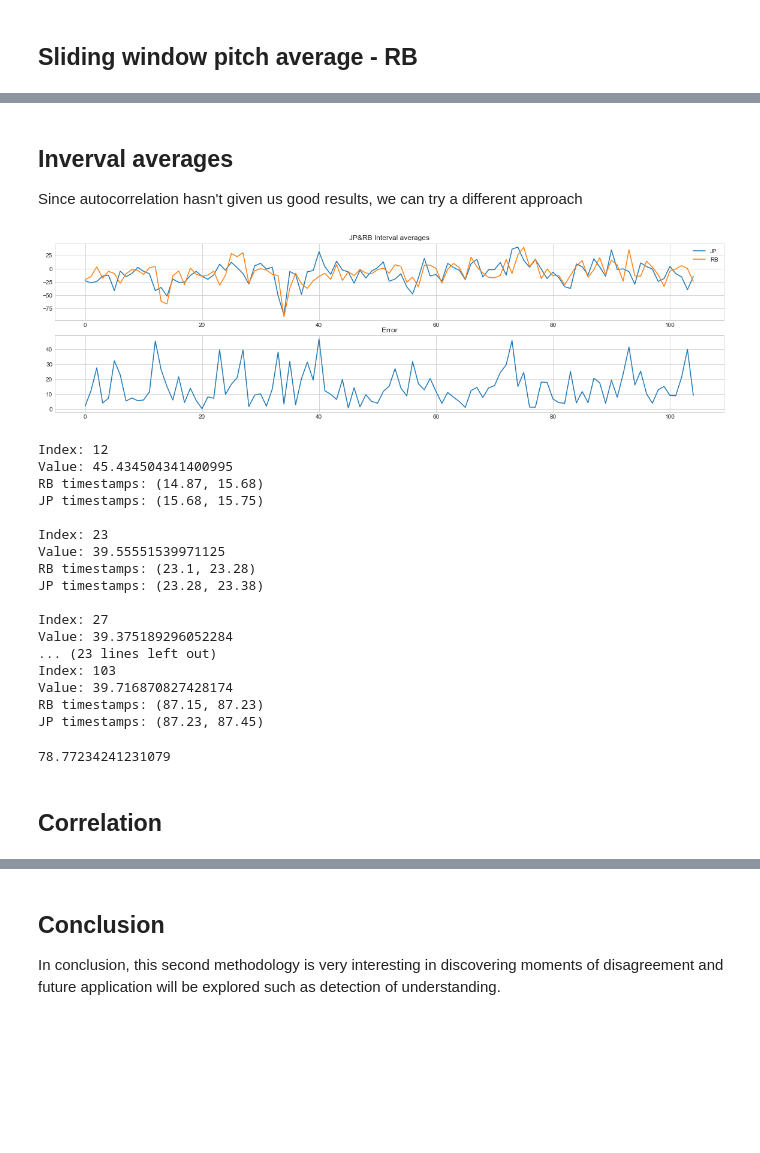
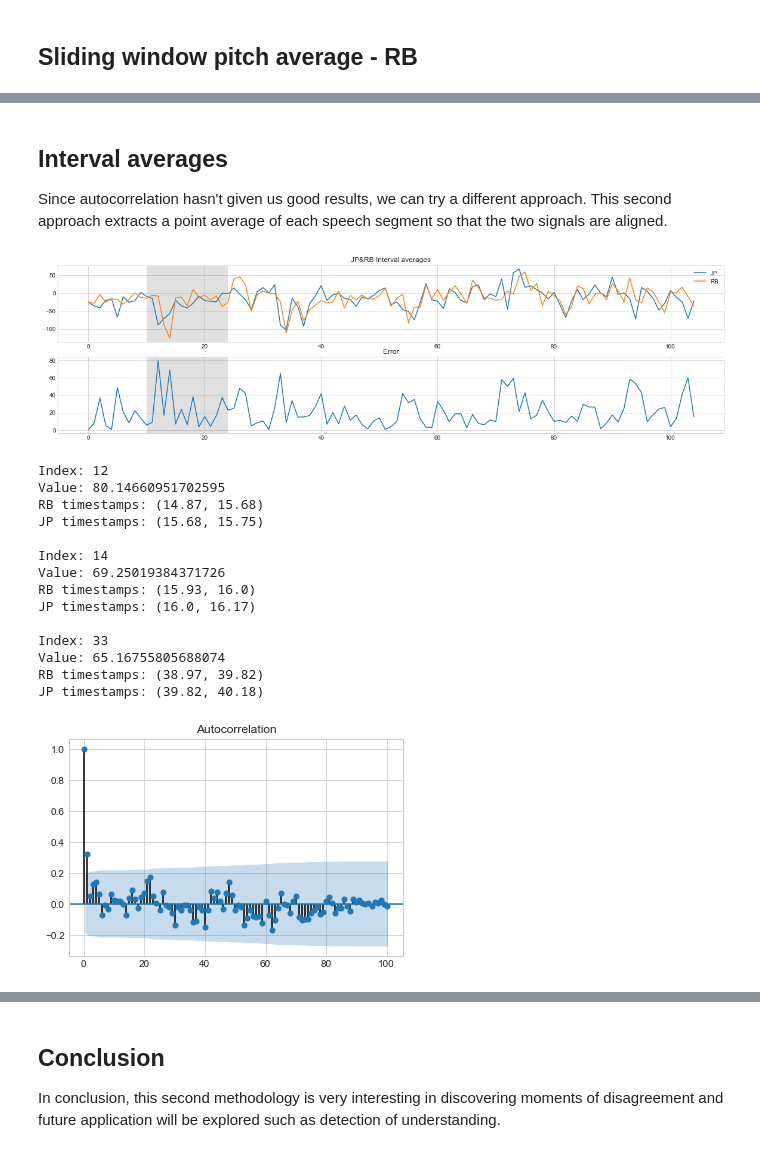
Before and after one commit to Minetz/CoreTopicsOfAI, a Jupyter notebook: Notebook - A-temporal analysis of disagreement in dyadic conversation using pitch.ipynb, the cells around one changed output, grey strips where cells are left out. Drawn from its saved outputs; the diff is of its cells as text; code cells hidden in the pictures; blank space fills up the shorter version.

```diff
--- a/Notebook - A-temporal analysis of disagreement in dyadic conversation using pitch.ipynb
+++ b/Notebook - A-temporal analysis of disagreement in dyadic conversation using pitch.ipynb
@@ -44,8 +46,8 @@ Log of steps that have been performed:
 # Importing and data
 path = 'dataset/RB_JP_46.wav'
 
-# NOTE: Still works with sr within [5k, inf), tested on: 11025, 44100
-x, sr = librosa.load(path, sr=44100)
+# NOTE: Still works with sr within [5k, inf), tested on: 11025, 22050, 30000, 44100
+x, sr = librosa.load(path, sr=30000)
 # %%
 print('x: ',type(x))
 print('max(x): ', np.max(x))
@@ -588,4 +596,5 @@ Gray is JP, White is RB
 # %% [markdown]
-## Inverval averages
-Since autocorrelation hasn't given us good results, we can try a different approach
+## Interval averages
+Since autocorrelation hasn't given us good results, we can try a different approach.
+This second approach extracts a point average of each speech segment so that the two signals are aligned.
 # %%
@@ -610,19 +620,22 @@ for index in range(len(intv_jp_mean)):
 # %%
 plt.figure(figsize=(20,8))
 
 plt.subplot(311)
 plt.title('JP&RB Interval averages')
 plt.plot(intv_jp_mean[:-2])
 plt.plot(intv_rb_mean[:-2])
+plt.axvspan(10, 24, facecolor='0.4', alpha=0.2)
 plt.legend(['JP', 'RB'])
 
 plt.subplot(312)
-plt.title('Error')
+plt.title('Difference between signals (Error)')
 plt.plot(intv_error[:-2])
+plt.axvspan(10, 24, facecolor='0.4', alpha=0.2)
 plt.show();
 # %% [output]
-[figure, old version]
+[figure, new version]
 # %%
+# 80% threshold candidates
 for error_index in range(len(intv_error[:-2])):
 
     if intv_error[error_index] > (0.80 * max(intv_error[:-2])):
@@ -632,25 +645,24 @@ for error_index in range(len(intv_error[:-2])):
         print(f"JP timestamps: {round(labels_jp[error_index][0] / (sr * 60), 2), round(labels_jp[error_index][1] / (sr * 60), 2)}\n")
 # %% [output]
 Index: 12
-Value: 45.434504341400995
+Value: 80.14660951702595
 RB timestamps: (14.87, 15.68)
 JP timestamps: (15.68, 15.75)
 
-Index: 23
-Value: 39.55551539971125
-RB timestamps: (23.1, 23.28)
-JP timestamps: (23.28, 23.38)
+Index: 14
+Value: 69.25019384371726
+RB timestamps: (15.93, 16.0)
+JP timestamps: (16.0, 16.17)
 
-Index: 27
-Value: 39.375189296052284
-... (23 lines left out)
-Index: 103
-Value: 39.716870827428174
-RB timestamps: (87.15, 87.23)
-JP timestamps: (87.23, 87.45)
+Index: 33
+Value: 65.16755805688074
+RB timestamps: (38.97, 39.82)
+JP timestamps: (39.82, 40.18)
-# %%
-max(intv_error)
-# %% [output]
-78.77234241231079
-# %% [markdown]
-## Correlation
+# %%
+# JP Autocorrelation to rule out sturious correlation
+plot_acf(intv_jp_mean, lags=100);
+
+# Little if none autocorrelation is present, to be sure we apply pre-whitening to see
+# if the same results persist.
+# %% [output]
+[figure, added]
```
Also changed, not shown: parts of 20 cells of this notebook.
